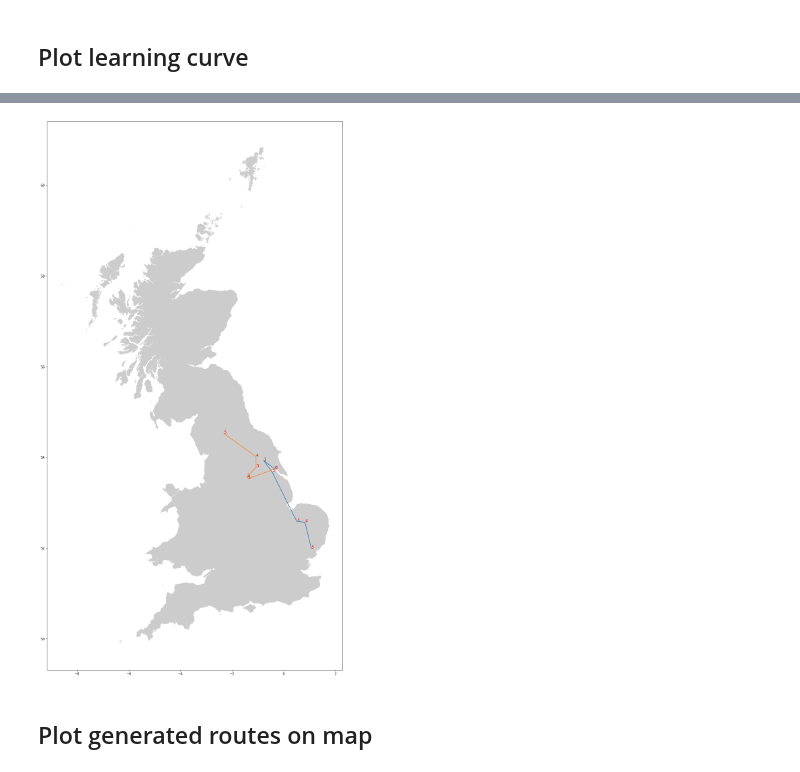
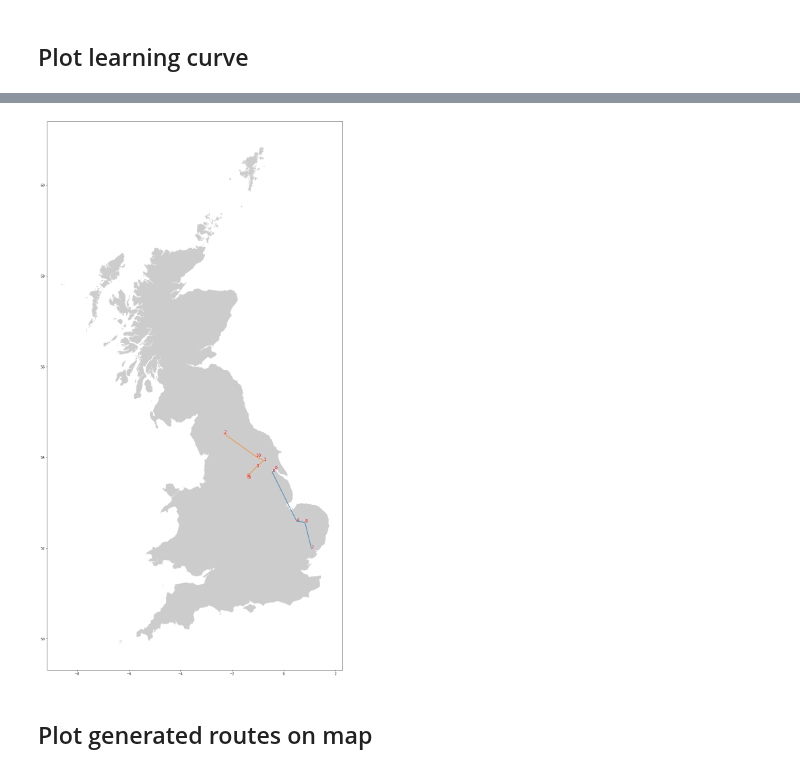
Before and after one commit to kallekj/Explorer, a Jupyter notebook: src/Router.ipynb, the cells around one changed output, grey strips where cells are left out. Drawn from its saved outputs; the diff is of its cells as text; code cells hidden in the pictures.

```diff
--- a/src/Router.ipynb
+++ b/src/Router.ipynb
@@ -67,0 +62,8 @@ def print_solution(data, manager, routing, solution):
+# %%
+#payload:8.5
+#total w in tonnes:14
+#l/100km empty :20-25
+#l/100km full : 25-30
+meta_data["F-C Empty (l/100km)"] = 12.5
+meta_data["F-C Full (l/100km)"] = 15 #= meta_data.append({"Fuel Consumption Empty":12.5,"Fuel Consumption Full":15},ignore_index=True)
+meta_data
@@ -72,20 +77,33 @@ distance_matrix_here,_ = generate_distance_matrix(points_coordinate,api)
 # %% [markdown]
 ## Construct data model parameters
 # %%
-##
-distance_matrix = make_open_problem(distance_matrix_here)#make_open_problem(squareform(pdist(points_coordinate)))
 
 vehicle_amount = 2
 
 customer_demands = station_data.T.loc["Demand(kg)"].astype(int).to_numpy().tolist()
-
+customer_demands[6] = 0
 vehicle_capacities = [meta_data['Max Load(kg)'].astype(int)[0] for x in range(vehicle_amount)]
 
-depot = 0
+starts=[0,6]
+
+ends = [0,0]
+
+
+distance_matrix = make_open_problem(distance_matrix_here,starts)
+
+#distance_matrix = make_open_problem(squareform(pdist(points_coordinate)),starts)
+
+#depot = 0
+
 
 data_model_input = {'distance_matrix':distance_matrix,'vehicle_amount':vehicle_amount,
-                   'customer_demands':customer_demands,'vehicle_capacities':vehicle_capacities,'depot':depot}
+                   'customer_demands':customer_demands,'vehicle_capacities':vehicle_capacities,'startpoints':starts,'endpoints':ends}
+
+
+
+# data_model_input = {'distance_matrix':distance_matrix,'vehicle_amount':vehicle_amount,
+#                    'customer_demands':customer_demands,'vehicle_capacities':vehicle_capacities,'depot':depot}
 # %% [markdown]
 ## Create data model
 # %%
-data = create_data_model_depot(**data_model_input)
+data = create_data_model_start_endpoints(**data_model_input)
@@ -258,7 +333,7 @@ print(get_unary_route_costs(data,["demands"],optimizerSA.get_routes()))
 # %%
-plot_routes(optimizerSA.get_routes(),points_coordinate,dbf,station_ids = False, here_api=False, api_key=api)
+plot_routes(optimizerSA.get_routes(),points_coordinate,dbf,station_ids = True, here_api=False, api_key=api)
 # %% [output]
-[figure, old version]
+[figure, new version]
 # %% [markdown]
 ## Plot generated routes on map
 # %%
```
Also changed, not shown: parts of 19 cells of this notebook, 1 other file.
